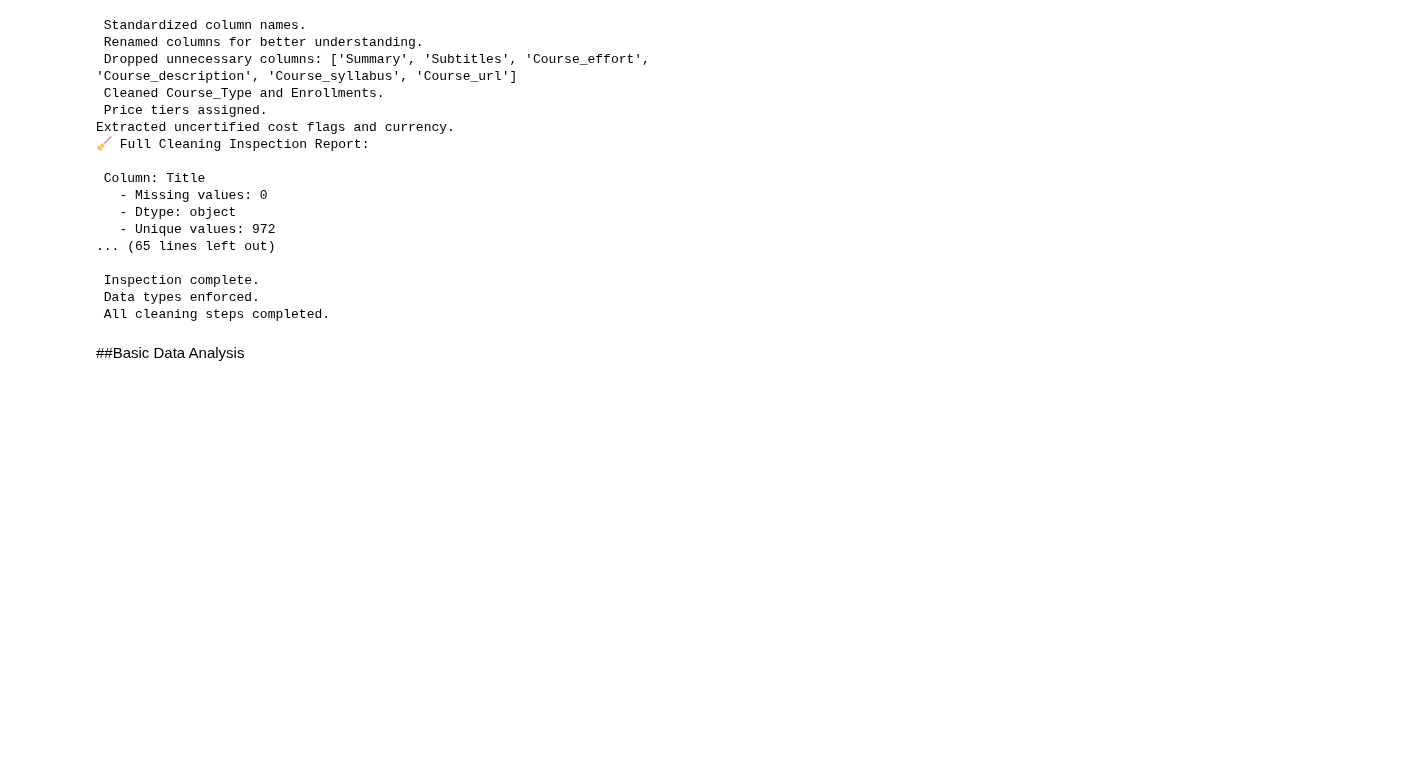
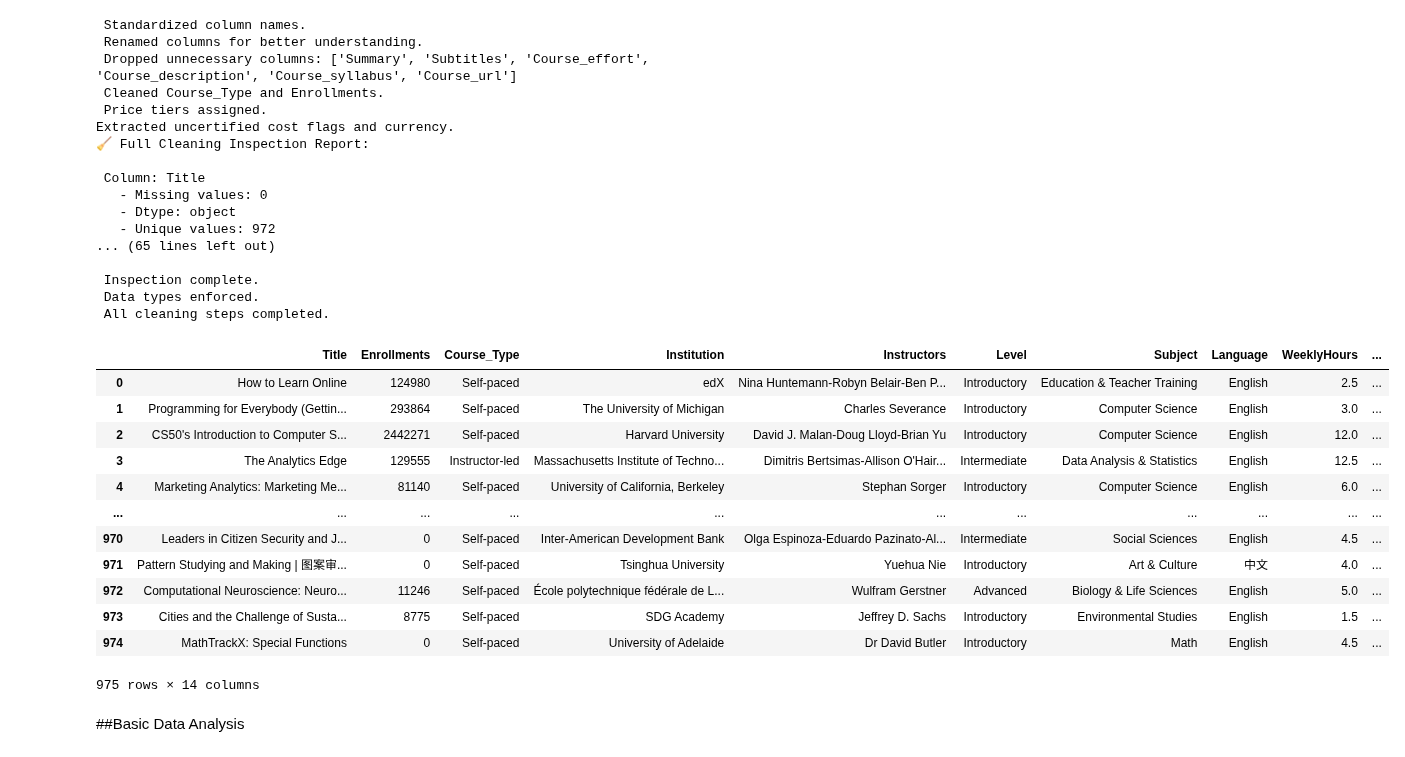
Before and after one commit to mihirrmbhaagwat/pythonprojects, a Jupyter notebook: Data_engineering_and_analysis.ipynb, the cells around one changed output. Drawn from its saved outputs; the diff is of its cells as text; code cells hidden in the pictures; blank space fills up the shorter version.

```diff
--- a/Data_engineering_and_analysis.ipynb
+++ b/Data_engineering_and_analysis.ipynb
@@ -162,17 +162,7 @@ class EdxDataCleaner:
       print(" Data types enforced.")
 
 
-    def center_align_dataframe(self):
 
-      """
-      Returns a styled DataFrame with all text center-aligned.
-      Useful for display in Jupyter/Colab.
-      """
-      return self.df.style\
-          .set_properties(**{'text-align': 'center'})\
-          .set_table_styles([
-              {'selector': 'th', 'props': [('text-align', 'center')]}
-          ])
 
 
 
@@ -185,7 +175,6 @@ class EdxDataCleaner:
         self.parse_uncertified_learning_cost()
         self.cleaning_inspection()
         self.enforce_data_types()
-        self.center_align_dataframe()
         print(" All cleaning steps completed.")
         return self.df
 
@@ -219,6 +208,21 @@ Extracted uncertified cost flags and currency.
  All cleaning steps completed.
 # %%
 df=cleaned_df
+df
+# %% [output]
+|  | Title | Enrollments | Course_Type | Institution | Instructors | Level | Subject | Language | WeeklyHours | ... |
+| 0 | How to Learn Online | 124980 | Self-paced | edX | Nina Huntemann-Robyn Belair-Ben P... | Introductory | Education & Teacher Training | English | 2.5 | ... |
+| 1 | Programming for Everybody (Gettin... | 293864 | Self-paced | The University of Michigan | Charles Severance | Introductory | Computer Science | English | 3.0 | ... |
+| 2 | CS50's Introduction to Computer S... | 2442271 | Self-paced | Harvard University | David J. Malan-Doug Lloyd-Brian Yu | Introductory | Computer Science | English | 12.0 | ... |
+| 3 | The Analytics Edge | 129555 | Instructor-led | Massachusetts Institute of Techno... | Dimitris Bertsimas-Allison O'Hair... | Intermediate | Data Analysis & Statistics | English | 12.5 | ... |
+| 4 | Marketing Analytics: Marketing Me... | 81140 | Self-paced | University of California, Berkeley | Stephan Sorger | Introductory | Computer Science | English | 6.0 | ... |
+| ... | ... | ... | ... | ... | ... | ... | ... | ... | ... | ... |
+| 970 | Leaders in Citizen Security and J... | 0 | Self-paced | Inter-American Development Bank | Olga Espinoza-Eduardo Pazinato-Al... | Intermediate | Social Sciences | English | 4.5 | ... |
+| 971 | Pattern Studying and Making | 图案审... | 0 | Self-paced | Tsinghua University | Yuehua Nie | Introductory | Art & Culture | 中文 | 4.0 | ... |
+| 972 | Computational Neuroscience: Neuro... | 11246 | Self-paced | École polytechnique fédérale de L... | Wulfram Gerstner | Advanced | Biology & Life Sciences | English | 5.0 | ... |
+| 973 | Cities and the Challenge of Susta... | 8775 | Self-paced | SDG Academy | Jeffrey D. Sachs | Introductory | Environmental Studies | English | 1.5 | ... |
+| 974 | MathTrackX: Special Functions | 0 | Self-paced | University of Adelaide | Dr David Butler | Introductory | Math | English | 4.5 | ... |
+975 rows × 14 columns
 # %% [markdown]
 ##Basic Data Analysis
 # %%
```
Also changed, not shown: parts of 1 cell of this notebook.
